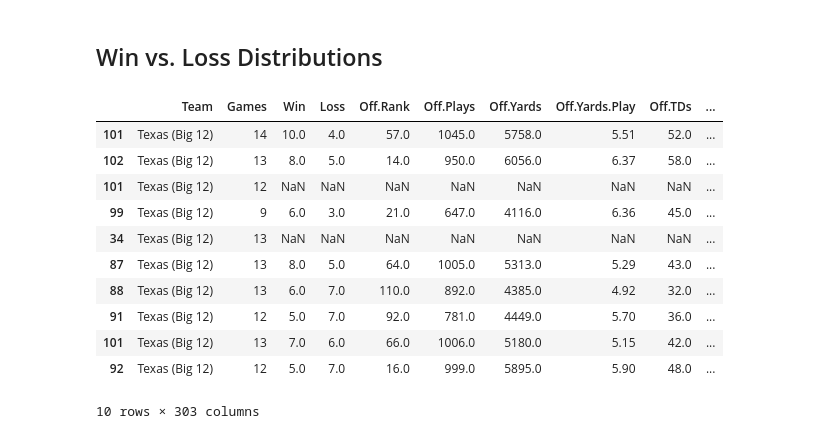
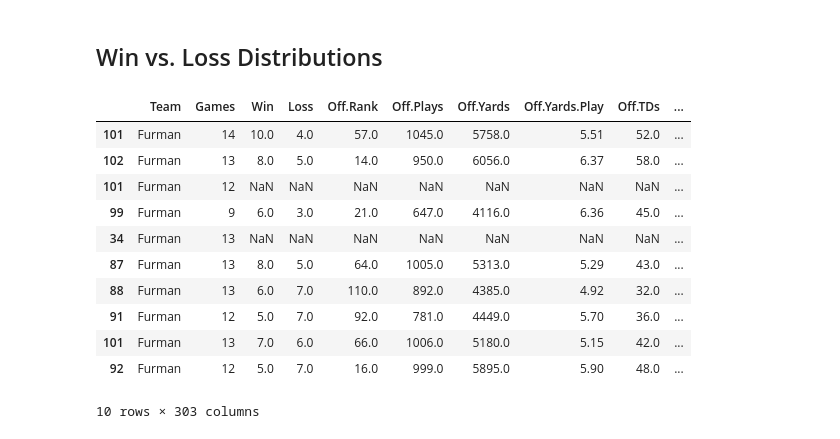
Before and after one commit to Kendalltxii/CSC475, a Jupyter notebook: 3rd_downfcs.ipynb, the cells around one changed output. Drawn from its saved outputs; the diff is of its cells as text; code cells hidden in the pictures.

```diff
--- a/3rd_downfcs.ipynb
+++ b/3rd_downfcs.ipynb
@@ -45,17 +45,17 @@ plt.title('Win Percentage vs 3rd Down Conversion Percentage for \nFCS SoCon Coll
 # %% [markdown]
 ## Win vs. Loss Distributions
 # %%
-all_data[all_data['Team'] == 'Texas (Big 12)']
+all_data[all_data['Team'] == 'Furman']
 # %% [output]
 |  | Team | Games | Win | Loss | Off.Rank | Off.Plays | Off.Yards | Off.Yards.Play | Off.TDs | ... |
-| 101 | Texas (Big 12) | 14 | 10.0 | 4.0 | 57.0 | 1045.0 | 5758.0 | 5.51 | 52.0 | ... |
-| 102 | Texas (Big 12) | 13 | 8.0 | 5.0 | 14.0 | 950.0 | 6056.0 | 6.37 | 58.0 | ... |
-| 101 | Texas (Big 12) | 12 | NaN | NaN | NaN | NaN | NaN | NaN | NaN | ... |
-| 99 | Texas (Big 12) | 9 | 6.0 | 3.0 | 21.0 | 647.0 | 4116.0 | 6.36 | 45.0 | ... |
-| 34 | Texas (Big 12) | 13 | NaN | NaN | NaN | NaN | NaN | NaN | NaN | ... |
-| 87 | Texas (Big 12) | 13 | 8.0 | 5.0 | 64.0 | 1005.0 | 5313.0 | 5.29 | 43.0 | ... |
-| 88 | Texas (Big 12) | 13 | 6.0 | 7.0 | 110.0 | 892.0 | 4385.0 | 4.92 | 32.0 | ... |
-| 91 | Texas (Big 12) | 12 | 5.0 | 7.0 | 92.0 | 781.0 | 4449.0 | 5.70 | 36.0 | ... |
-| 101 | Texas (Big 12) | 13 | 7.0 | 6.0 | 66.0 | 1006.0 | 5180.0 | 5.15 | 42.0 | ... |
-| 92 | Texas (Big 12) | 12 | 5.0 | 7.0 | 16.0 | 999.0 | 5895.0 | 5.90 | 48.0 | ... |
+| 101 | Furman | 14 | 10.0 | 4.0 | 57.0 | 1045.0 | 5758.0 | 5.51 | 52.0 | ... |
+| 102 | Furman | 13 | 8.0 | 5.0 | 14.0 | 950.0 | 6056.0 | 6.37 | 58.0 | ... |
+| 101 | Furman | 12 | NaN | NaN | NaN | NaN | NaN | NaN | NaN | ... |
+| 99 | Furman | 9 | 6.0 | 3.0 | 21.0 | 647.0 | 4116.0 | 6.36 | 45.0 | ... |
+| 34 | Furman | 13 | NaN | NaN | NaN | NaN | NaN | NaN | NaN | ... |
+| 87 | Furman | 13 | 8.0 | 5.0 | 64.0 | 1005.0 | 5313.0 | 5.29 | 43.0 | ... |
+| 88 | Furman | 13 | 6.0 | 7.0 | 110.0 | 892.0 | 4385.0 | 4.92 | 32.0 | ... |
+| 91 | Furman | 12 | 5.0 | 7.0 | 92.0 | 781.0 | 4449.0 | 5.70 | 36.0 | ... |
+| 101 | Furman | 13 | 7.0 | 6.0 | 66.0 | 1006.0 | 5180.0 | 5.15 | 42.0 | ... |
+| 92 | Furman | 12 | 5.0 | 7.0 | 16.0 | 999.0 | 5895.0 | 5.90 | 48.0 | ... |
 10 rows × 303 columns
```
